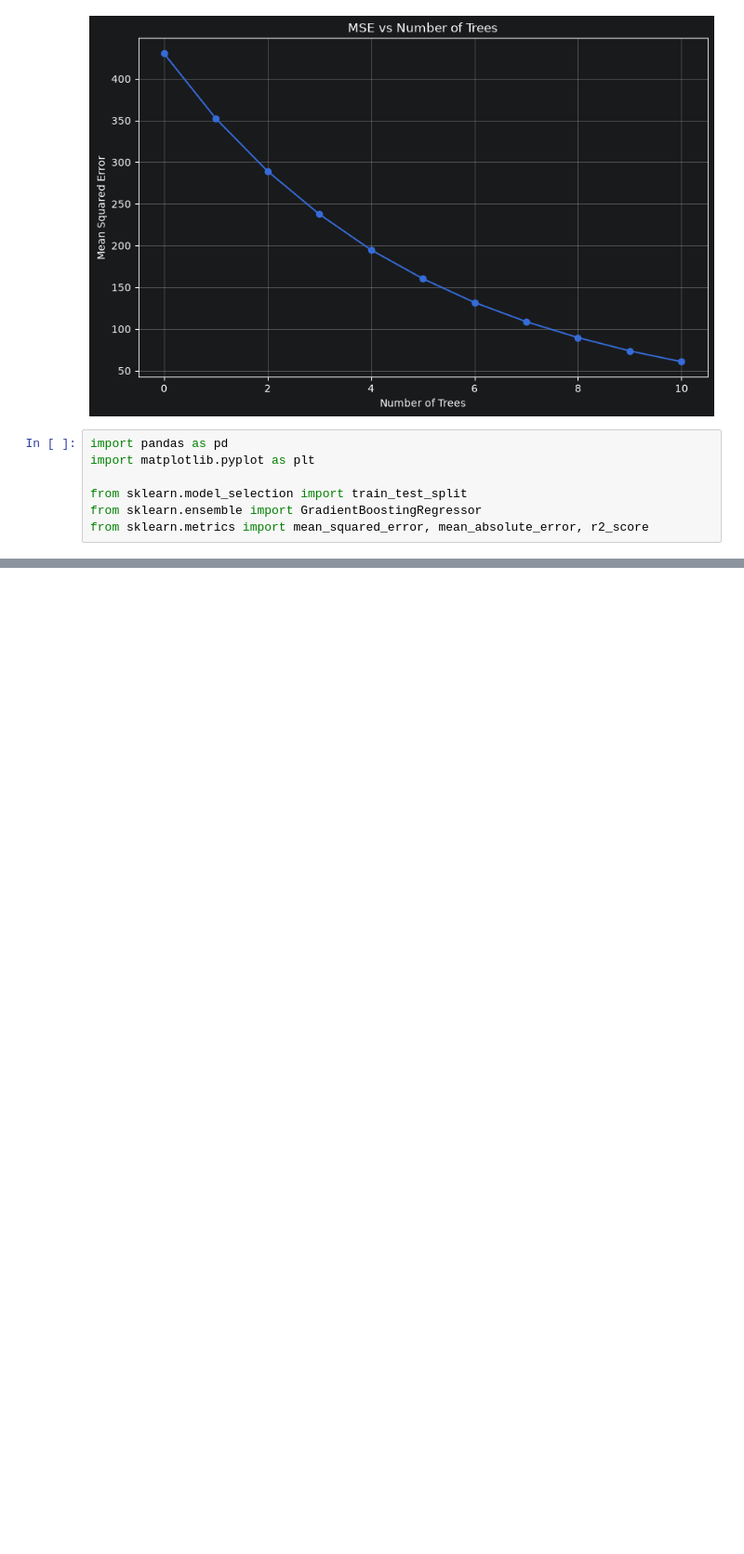
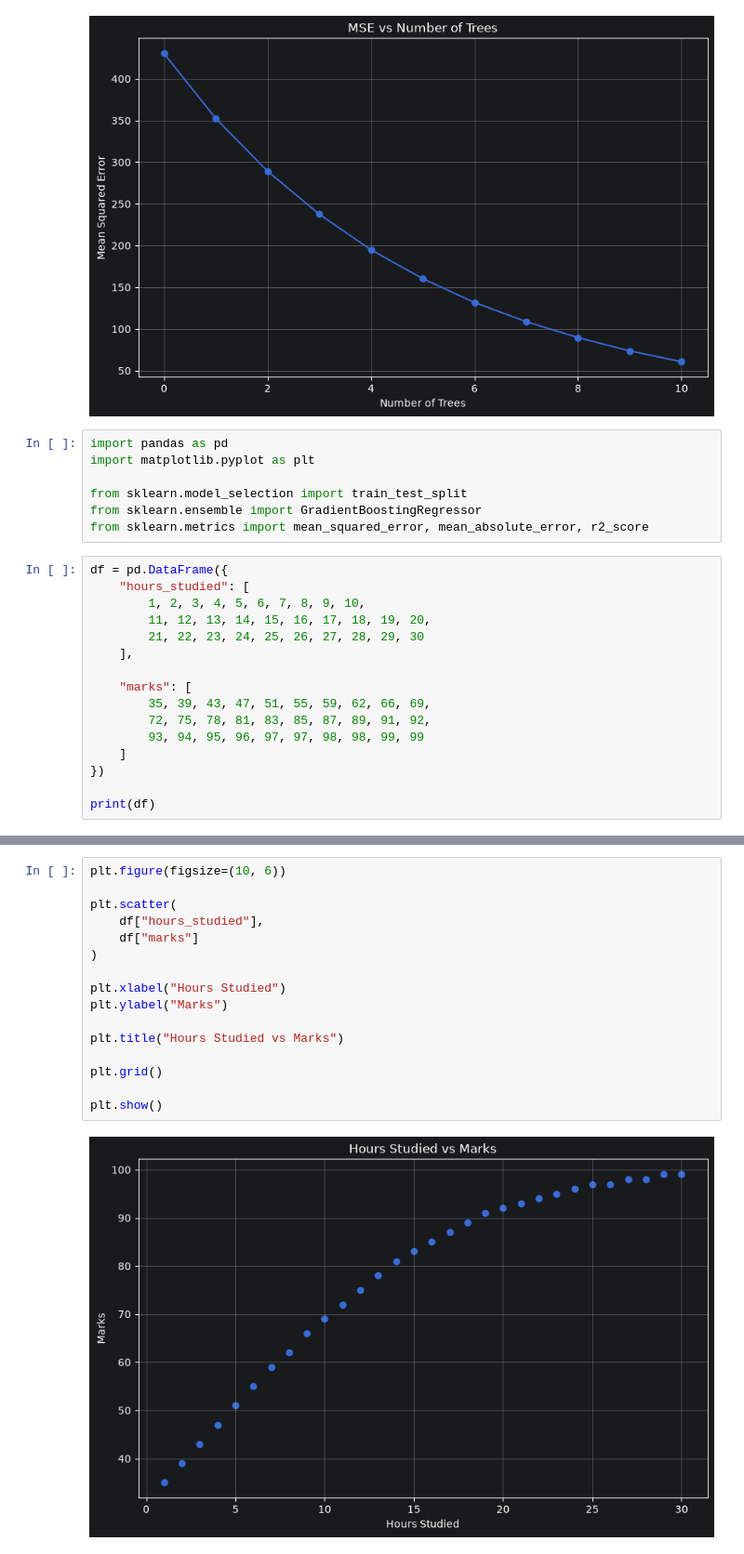
Before and after one commit to MUHAMMADZARYABKHAN-21/new.py, a Jupyter notebook: SCIKIT/LESSON18GRADIENTBOOSTING.ipynb, the cells around one changed output, grey strips where cells are left out. Shown at 93% size. Saved outputs shown, nothing was run; the diff lists cells and outputs as text; blank space fills up the shorter version.

```diff
--- a/SCIKIT/LESSON18GRADIENTBOOSTING.ipynb
+++ b/SCIKIT/LESSON18GRADIENTBOOSTING.ipynb
@@ -572,3 +572,19 @@ import matplotlib.pyplot as plt
 from sklearn.model_selection import train_test_split
 from sklearn.ensemble import GradientBoostingRegressor
 from sklearn.metrics import mean_squared_error, mean_absolute_error, r2_score
+# %%
+df = pd.DataFrame({
+    "hours_studied": [
+        1, 2, 3, 4, 5, 6, 7, 8, 9, 10,
+        11, 12, 13, 14, 15, 16, 17, 18, 19, 20,
+        21, 22, 23, 24, 25, 26, 27, 28, 29, 30
+    ],
+
+    "marks": [
+        35, 39, 43, 47, 51, 55, 59, 62, 66, 69,
+        72, 75, 78, 81, 83, 85, 87, 89, 91, 92,
+        93, 94, 95, 96, 97, 97, 98, 98, 99, 99
+    ]
+})
+
+print(df)
@@ -574,0 +609,18 @@ from sklearn.metrics import mean_squared_error, mean_absolute_error, r2_score
+# %%
+plt.figure(figsize=(10, 6))
+
+plt.scatter(
+    df["hours_studied"],
+    df["marks"]
+)
+
+plt.xlabel("Hours Studied")
+plt.ylabel("Marks")
+
+plt.title("Hours Studied vs Marks")
+
+plt.grid()
+
+plt.show()
+# %% [output]
+[figure, added]
```
Also changed, not shown: parts of 16 cells of this notebook, 1 other file.
